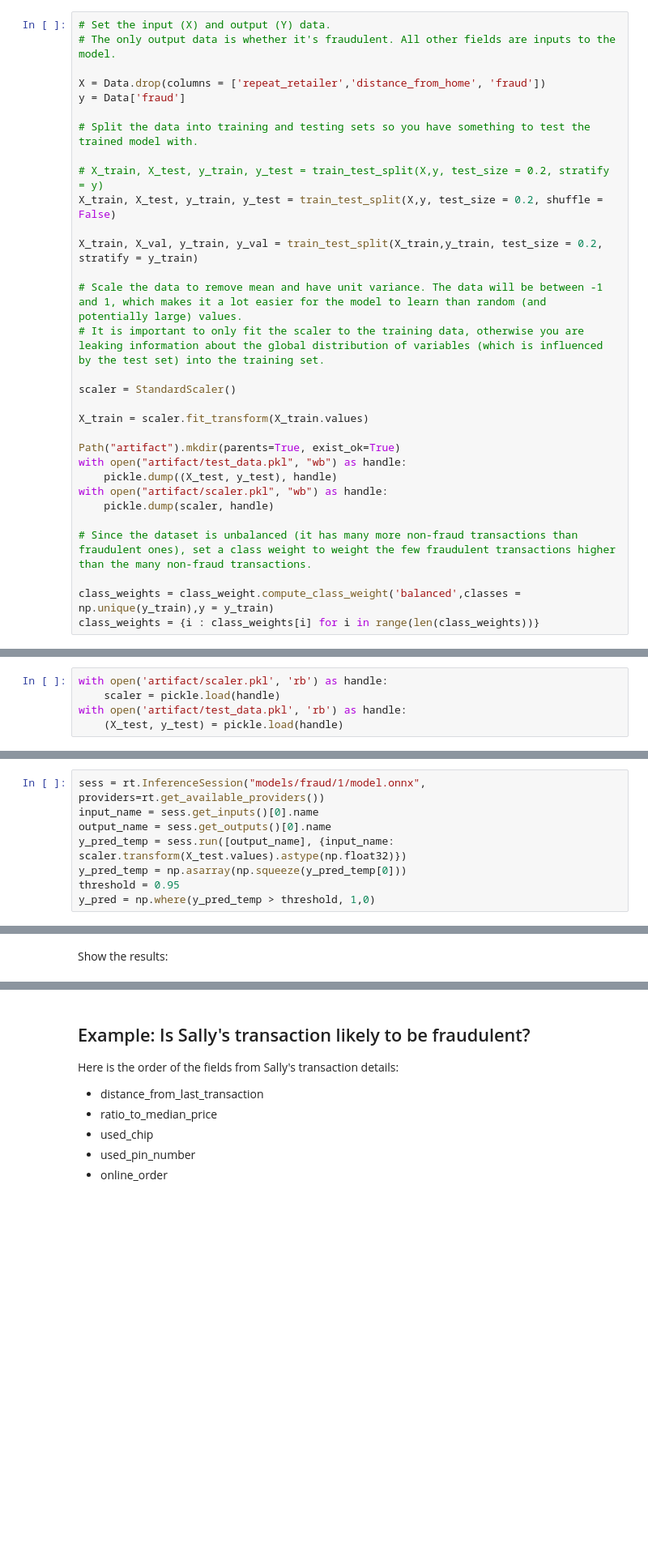
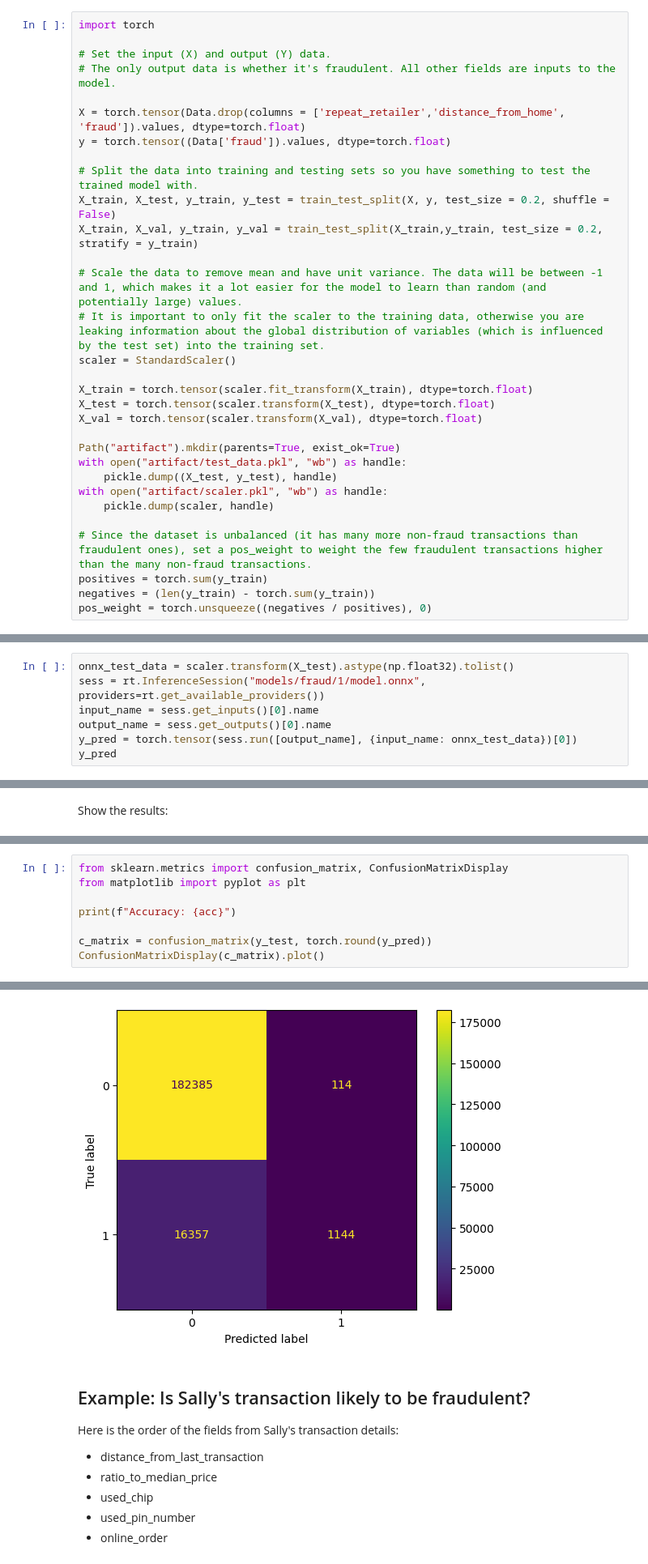
Before and after one commit to rh-aiservices-bu/fraud-detection, a Jupyter notebook: 1_experiment_train.ipynb, the cells around one changed output, grey strips where cells are left out. Shown: that part at 81% size. Saved outputs shown, nothing was run; the diff lists cells and outputs as text; blank space fills up the shorter version.

```diff
--- a/1_experiment_train.ipynb
+++ b/1_experiment_train.ipynb
@@ -38,23 +38,23 @@ Data.head()
 # %%
+import torch
+
 # Set the input (X) and output (Y) data.
 # The only output data is whether it's fraudulent. All other fields are inputs to the model.
 
-X = Data.drop(columns = ['repeat_retailer','distance_from_home', 'fraud'])
-y = Data['fraud']
+X = torch.tensor(Data.drop(columns = ['repeat_retailer','distance_from_home', 'fraud']).values, dtype=torch.float)
+y = torch.tensor((Data['fraud']).values, dtype=torch.float)
 
 # Split the data into training and testing sets so you have something to test the trained model with.
-
-# X_train, X_test, y_train, y_test = train_test_split(X,y, test_size = 0.2, stratify = y)
-X_train, X_test, y_train, y_test = train_test_split(X,y, test_size = 0.2, shuffle = False)
-
+X_train, X_test, y_train, y_test = train_test_split(X, y, test_size = 0.2, shuffle = False)
 X_train, X_val, y_train, y_val = train_test_split(X_train,y_train, test_size = 0.2, stratify = y_train)
 
 # Scale the data to remove mean and have unit variance. The data will be between -1 and 1, which makes it a lot easier for the model to learn than random (and potentially large) values.
 # It is important to only fit the scaler to the training data, otherwise you are leaking information about the global distribution of variables (which is influenced by the test set) into the training set.
-
 scaler = StandardScaler()
 
-X_train = scaler.fit_transform(X_train.values)
+X_train = torch.tensor(scaler.fit_transform(X_train), dtype=torch.float)
+X_test = torch.tensor(scaler.transform(X_test), dtype=torch.float)
+X_val = torch.tensor(scaler.transform(X_val), dtype=torch.float)
 
 Path("artifact").mkdir(parents=True, exist_ok=True)
 with open("artifact/test_data.pkl", "wb") as handle:
@@ -62,10 +62,10 @@ with open("artifact/test_data.pkl", "wb") as handle:
 with open("artifact/scaler.pkl", "wb") as handle:
     pickle.dump(scaler, handle)
 
-# Since the dataset is unbalanced (it has many more non-fraud transactions than fraudulent ones), set a class weight to weight the few fraudulent transactions higher than the many non-fraud transactions.
-
-class_weights = class_weight.compute_class_weight('balanced',classes = np.unique(y_train),y = y_train)
-class_weights = {i : class_weights[i] for i in range(len(class_weights))}
+# Since the dataset is unbalanced (it has many more non-fraud transactions than fraudulent ones), set a pos_weight to weight the few fraudulent transactions higher than the many non-fraud transactions.
+positives = torch.sum(y_train)
+negatives = (len(y_train) - torch.sum(y_train))
+pos_weight = torch.unsqueeze((negatives / positives), 0)
 # %% [markdown]
 ## Build the model
 
@@ -125,15 +329,9 @@ Load the test data and scaler:
-# %%
-with open('artifact/scaler.pkl', 'rb') as handle:
-    scaler = pickle.load(handle)
-with open('artifact/test_data.pkl', 'rb') as handle:
-    (X_test, y_test) = pickle.load(handle)
 # %% [markdown]
 Create an ONNX inference runtime session and predict values for all test inputs:
 # %%
+onnx_test_data = scaler.transform(X_test).astype(np.float32).tolist()
 sess = rt.InferenceSession("models/fraud/1/model.onnx", providers=rt.get_available_providers())
 input_name = sess.get_inputs()[0].name
 output_name = sess.get_outputs()[0].name
-y_pred_temp = sess.run([output_name], {input_name: scaler.transform(X_test.values).astype(np.float32)})
-y_pred_temp = np.asarray(np.squeeze(y_pred_temp[0]))
-threshold = 0.95
-y_pred = np.where(y_pred_temp > threshold, 1,0)
+y_pred = torch.tensor(sess.run([output_name], {input_name: onnx_test_data})[0])
+y_pred
@@ -151,0 +353,9 @@ plt.show()
+# %%
+from sklearn.metrics import confusion_matrix, ConfusionMatrixDisplay
+from matplotlib import pyplot as plt
+
+print(f"Accuracy: {acc}")
+
+c_matrix = confusion_matrix(y_test, torch.round(y_pred))
+ConfusionMatrixDisplay(c_matrix).plot()
+# %% [output]
@@ -152,3 +364,4 @@ plt.show()
+[figure, added]
 # %% [markdown]
 ## Example: Is Sally's transaction likely to be fraudulent?
 
```
Also changed, not shown: parts of 29 cells of this notebook, 1 other file.
